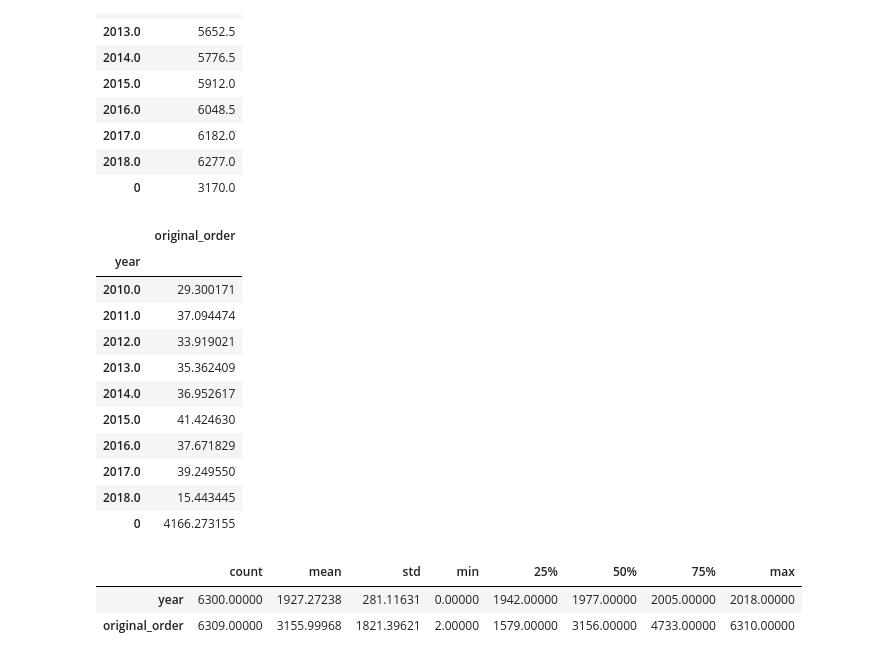
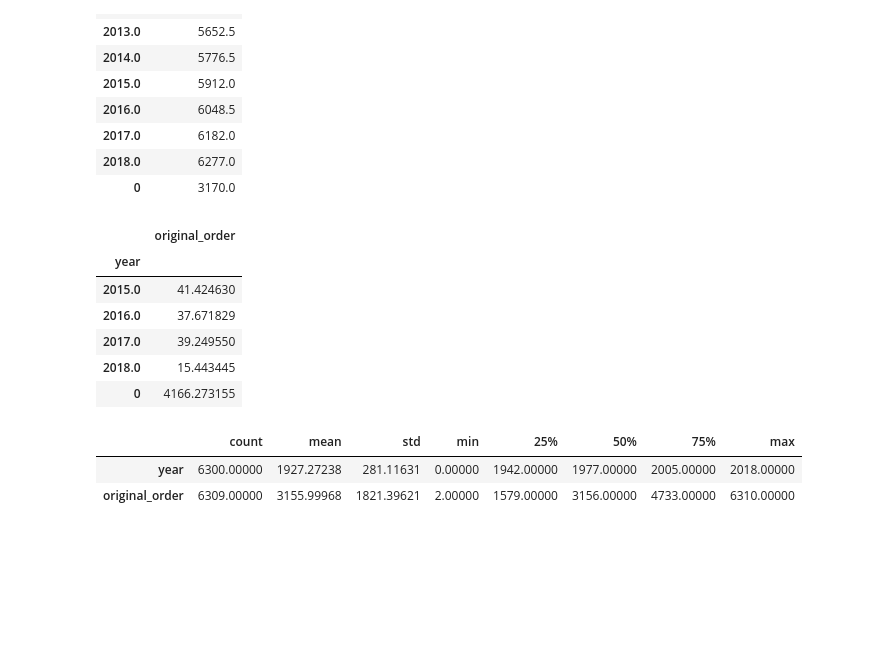
Before and after one commit to monicaclaros/Pandas_MKCC, a Jupyter notebook: Pandas_Safaera.ipynb, the cells around one changed output. Cells and saved outputs as stored; diff of their text form; code cells hidden in the pictures; blank space fills up the shorter version.

```diff
--- a/Pandas_Safaera.ipynb
+++ b/Pandas_Safaera.ipynb
@@ -463,15 +457,10 @@ median_year.tail(10)
 # %%
 #Computar la desviación standard por año
 std_year = year_rank.std()
-std_year.tail(10)
+std_year.tail()
 # %% [output]
 |  | original_order |
 | year |  |
-| 2010.0 | 29.300171 |
-| 2011.0 | 37.094474 |
-| 2012.0 | 33.919021 |
-| 2013.0 | 35.362409 |
-| 2014.0 | 36.952617 |
 | 2015.0 | 41.424630 |
 | 2016.0 | 37.671829 |
 | 2017.0 | 39.249550 |
```
Also changed, not shown: parts of 7 cells of this notebook, 1 other file.
